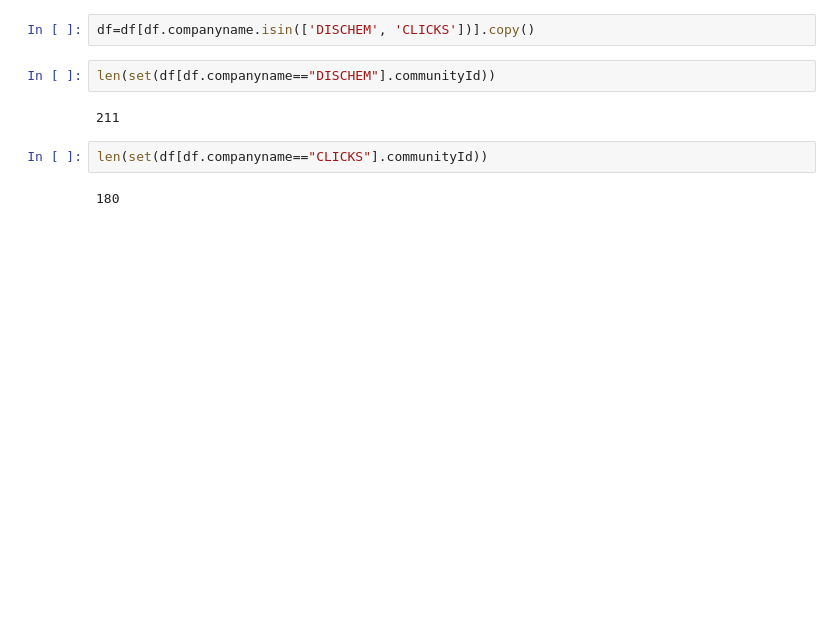
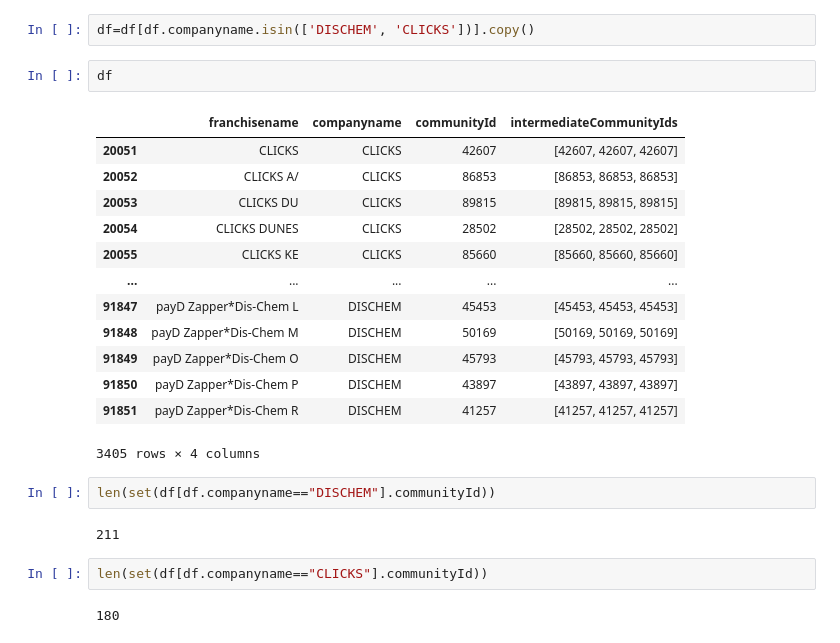
Before and after one commit to ChristoGH/graphing, a Jupyter notebook: neo4j_ds_communityDetection.ipynb, the cells around one changed output. Saved outputs shown, nothing was run; the diff lists cells and outputs as text; blank space fills up the shorter version.

```diff
--- a/neo4j_ds_communityDetection.ipynb
+++ b/neo4j_ds_communityDetection.ipynb
@@ -37,5 +57,21 @@ df=graph.run(louvain_query).to_data_frame()
 # %%
 df=df[df.companyname.isin(['DISCHEM', 'CLICKS'])].copy()
+# %%
+df
+# %% [output]
+|  | franchisename | companyname | communityId | intermediateCommunityIds |
+| 20051 | CLICKS | CLICKS | 42607 | [42607, 42607, 42607] |
+| 20052 | CLICKS A/ | CLICKS | 86853 | [86853, 86853, 86853] |
+| 20053 | CLICKS DU | CLICKS | 89815 | [89815, 89815, 89815] |
+| 20054 | CLICKS DUNES | CLICKS | 28502 | [28502, 28502, 28502] |
+| 20055 | CLICKS KE | CLICKS | 85660 | [85660, 85660, 85660] |
+| ... | ... | ... | ... | ... |
+| 91847 | payD Zapper*Dis-Chem L | DISCHEM | 45453 | [45453, 45453, 45453] |
+| 91848 | payD Zapper*Dis-Chem M | DISCHEM | 50169 | [50169, 50169, 50169] |
+| 91849 | payD Zapper*Dis-Chem O | DISCHEM | 45793 | [45793, 45793, 45793] |
+| 91850 | payD Zapper*Dis-Chem P | DISCHEM | 43897 | [43897, 43897, 43897] |
+| 91851 | payD Zapper*Dis-Chem R | DISCHEM | 41257 | [41257, 41257, 41257] |
+3405 rows × 4 columns
 # %%
 len(set(df[df.companyname=="DISCHEM"].communityId))
 # %% [output]
```
Also changed, not shown: parts of 9 cells of this notebook, 23 other files.
